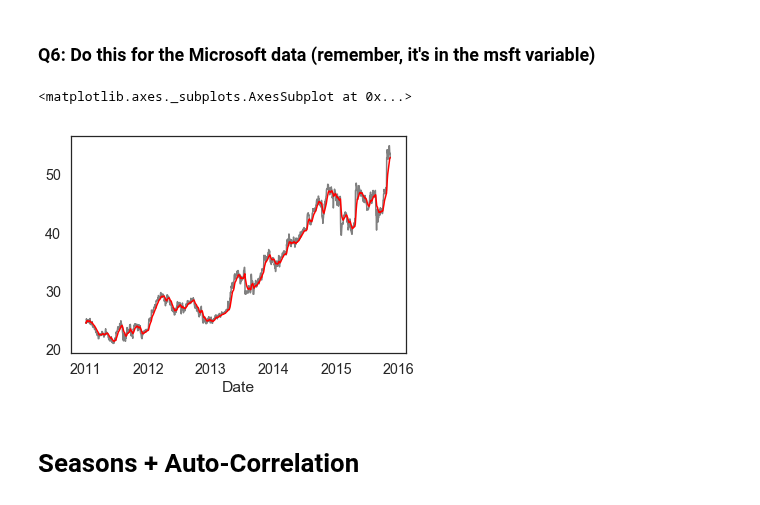
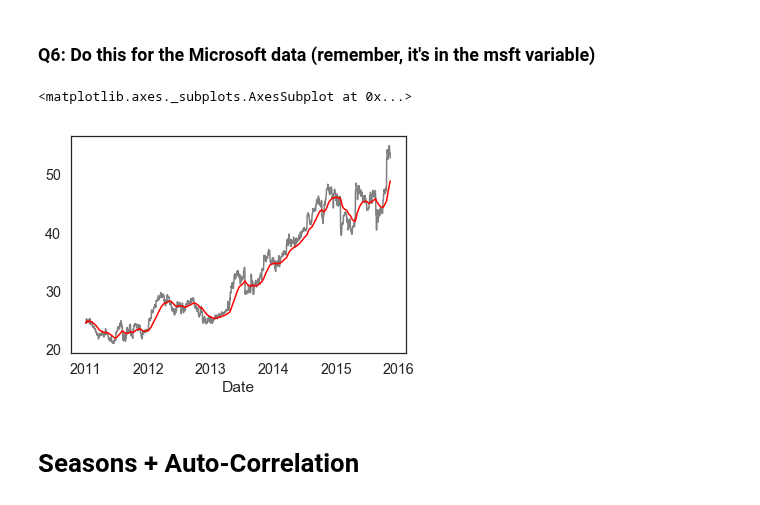
Before and after one commit to anhnguyendepocen/si370, a Jupyter notebook: 370_16_Time-complete.ipynb, the cells around one changed output. Cells and saved outputs as stored; diff of their text form; code cells hidden in the pictures.

```diff
--- a/370_16_Time-complete.ipynb
+++ b/370_16_Time-complete.ipynb
@@ -623,14 +641,14 @@ re.mean()['A'].plot(color='red')
 # %%
 # do this for microsoft
 # WORKSHEET ACTIVITY
 # calculate the windows (rolling, expanding, exp)
 # describe what happens when you increase the value of com
-re = msft.ewm(com=10)
+re = msft.ewm(com=40)
 msft.plot(color='gray')
 re.mean().plot(color='red')
 # %% [output]
 <matplotlib.axes._subplots.AxesSubplot at 0x...>
-[figure, old version]
+[figure, new version]
 # %% [markdown]
 # Seasons + Auto-Correlation
 # %%
```
Also changed, not shown: parts of 42 cells of this notebook, 31 other files.
